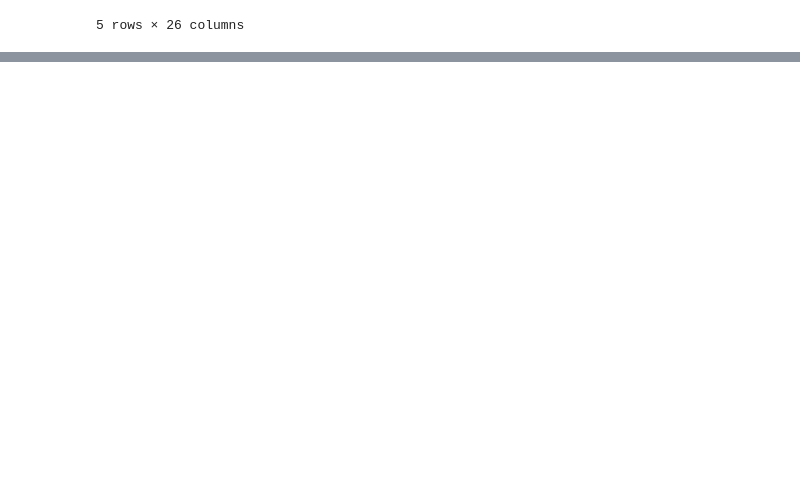
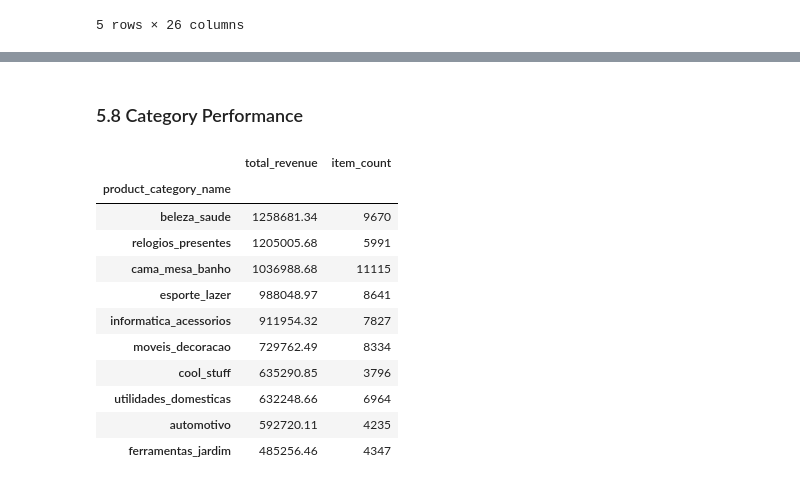
Before and after one commit to GlebUstynov/olist-ecommerce-analysis, a Jupyter notebook: olist_analysis.ipynb, the cells around one changed output, grey strips where cells are left out. Drawn from its saved outputs; the diff is of its cells as text; code cells hidden in the pictures; blank space fills up the shorter version.

```diff
--- a/olist_analysis.ipynb
+++ b/olist_analysis.ipynb
@@ -189,0 +317,2 @@ final_data.head()
+# %%
+final_data["month"] = final_data["order_purchase_timestamp"].dt.to_period("M")
@@ -189,0 +380,28 @@ final_data.head()
+# %% [markdown]
+### 5.8 Category Performance
+# %%
+category_performance = (
+    final_data
+    .groupby("product_category_name")
+    .agg(
+        total_revenue=("price", "sum"),
+        item_count=("order_item_id", "count")
+    )
+    .sort_values("total_revenue", ascending=False)
+    .head(10)
+)
+
+category_performance
+# %% [output]
+|  | total_revenue | item_count |
+| product_category_name |  |  |
+| beleza_saude | 1258681.34 | 9670 |
+| relogios_presentes | 1205005.68 | 5991 |
+| cama_mesa_banho | 1036988.68 | 11115 |
+| esporte_lazer | 988048.97 | 8641 |
+| informatica_acessorios | 911954.32 | 7827 |
+| moveis_decoracao | 729762.49 | 8334 |
+| cool_stuff | 635290.85 | 3796 |
+| utilidades_domesticas | 632248.66 | 6964 |
+| automotivo | 592720.11 | 4235 |
+| ferramentas_jardim | 485256.46 | 4347 |
```
Also changed, not shown: parts of 24 cells of this notebook.
